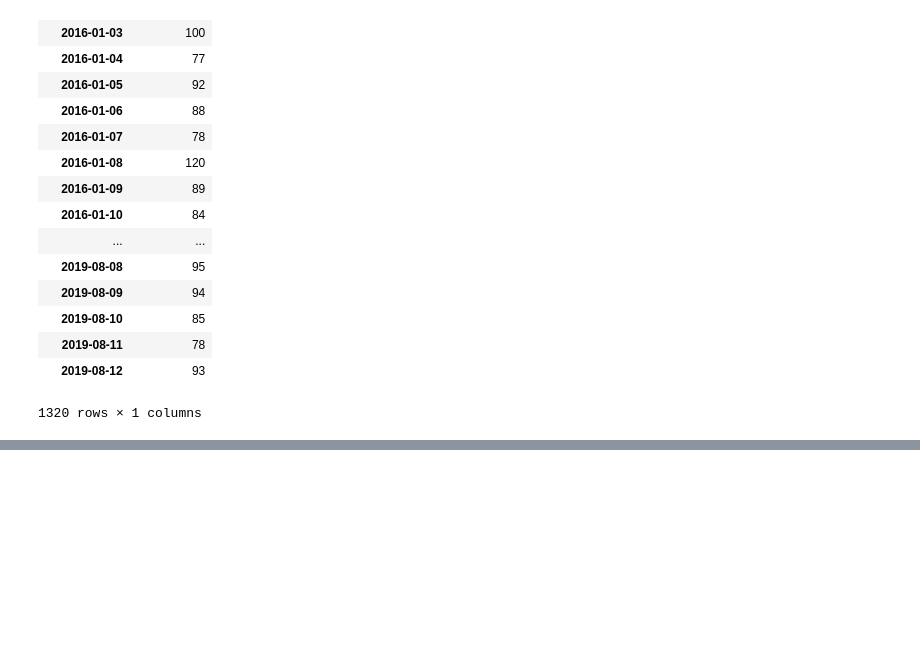
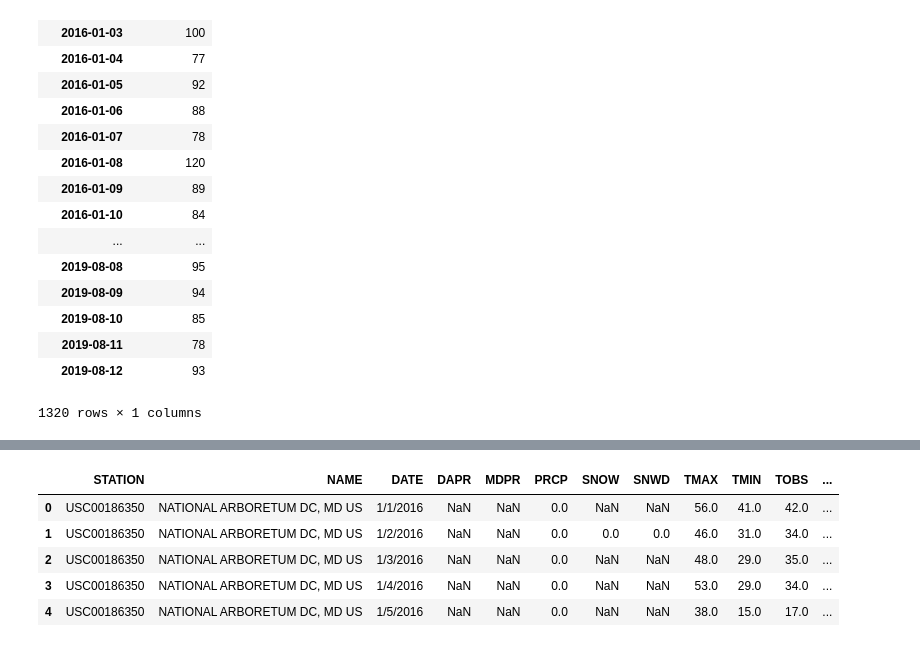
Before and after one commit to Samwimb/predicting-crime, a Jupyter notebook: data/crime-combine.ipynb, the cells around one changed output, grey strips where cells are left out. Cells and saved outputs as stored; diff of their text form; code cells hidden in the pictures; blank space fills up the shorter version.

```diff
--- a/data/crime-combine.ipynb
+++ b/data/crime-combine.ipynb
@@ -150,0 +172,13 @@ crime_count
+# %%
+crime_df = crime_date_count_df
+lunar_df = pd.read_csv("lunar_clean.csv")
+weather_df = pd.read_csv("dc_weather_2016_2019.csv")
+# %%
+weather_df.head()
+# %% [output]
+|  | STATION | NAME | DATE | DAPR | MDPR | PRCP | SNOW | SNWD | TMAX | TMIN | TOBS | ... |
+| 0 | USC00186350 | NATIONAL ARBORETUM DC, MD US | 1/1/2016 | NaN | NaN | 0.0 | NaN | NaN | 56.0 | 41.0 | 42.0 | ... |
+| 1 | USC00186350 | NATIONAL ARBORETUM DC, MD US | 1/2/2016 | NaN | NaN | 0.0 | 0.0 | 0.0 | 46.0 | 31.0 | 34.0 | ... |
+| 2 | USC00186350 | NATIONAL ARBORETUM DC, MD US | 1/3/2016 | NaN | NaN | 0.0 | NaN | NaN | 48.0 | 29.0 | 35.0 | ... |
+| 3 | USC00186350 | NATIONAL ARBORETUM DC, MD US | 1/4/2016 | NaN | NaN | 0.0 | NaN | NaN | 53.0 | 29.0 | 34.0 | ... |
+| 4 | USC00186350 | NATIONAL ARBORETUM DC, MD US | 1/5/2016 | NaN | NaN | 0.0 | NaN | NaN | 38.0 | 15.0 | 17.0 | ... |
```
Also changed, not shown: parts of 6 cells of this notebook, 2 other files.
